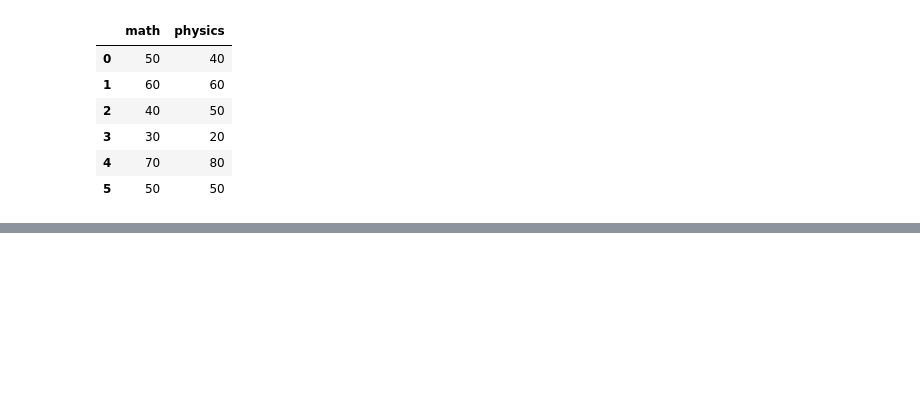
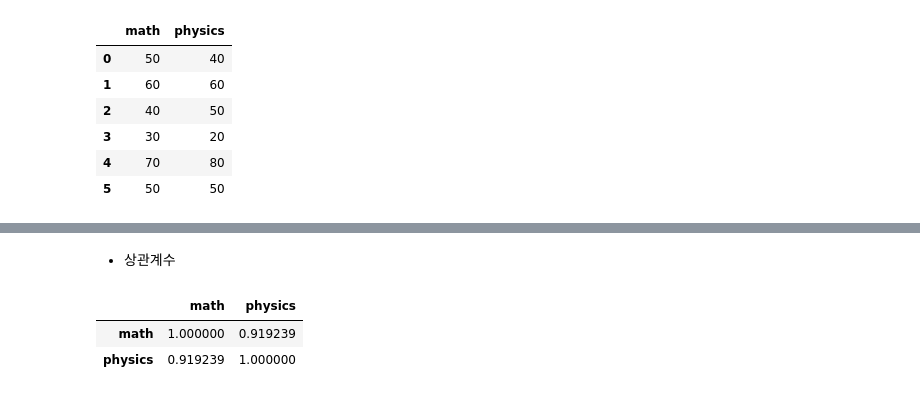
Before and after one commit to seok9924/TDL, a Jupyter notebook: Data Analysis/Data Analysis Day 4 - Pandas.ipynb, the cells around one changed output, grey strips where cells are left out. Drawn from its saved outputs; the diff is of its cells as text; code cells hidden in the pictures; blank space fills up the shorter version.

```diff
--- a/Data Analysis/Data Analysis Day 4 - Pandas.ipynb
+++ b/Data Analysis/Data Analysis Day 4 - Pandas.ipynb
@@ -623,0 +633,8 @@ df
+# %% [markdown]
+- 상관계수
+# %%
+df.corr()
+# %% [output]
+|  | math | physics |
+| math | 1.000000 | 0.919239 |
+| physics | 0.919239 | 1.000000 |
```
Also changed, not shown: parts of 11 cells of this notebook, 14 other files.
